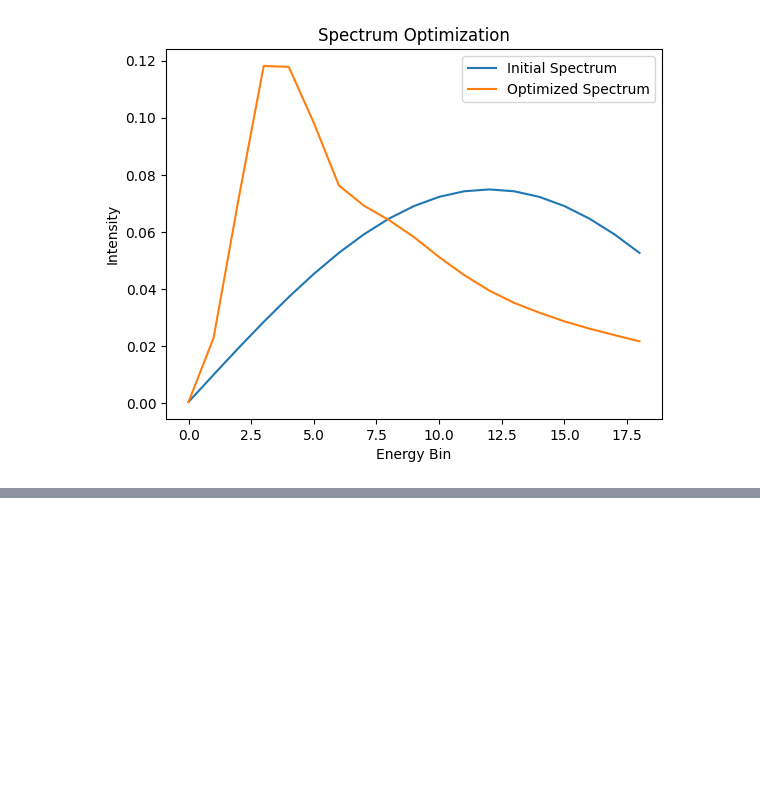
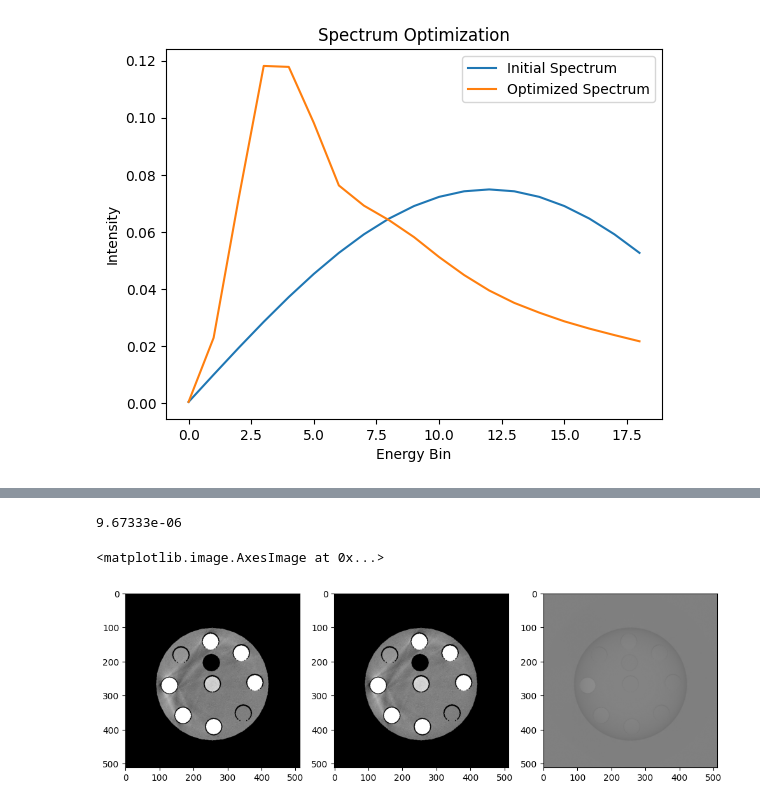
Before and after one commit to wudufan/pcct_md_diffusion, a Jupyter notebook: src/pcct_md_diffusion/md/post_correction_img/notebooks/mect_phantom_simul.ipynb, the cells around one changed output, grey strips where cells are left out. Drawn from its saved outputs; the diff is of its cells as text; code cells hidden in the pictures; blank space fills up the shorter version.

```diff
--- a/src/pcct_md_diffusion/md/post_correction_img/notebooks/mect_phantom_simul.ipynb
+++ b/src/pcct_md_diffusion/md/post_correction_img/notebooks/mect_phantom_simul.ipynb
@@ -408,0 +515,23 @@ plt.imshow(diff[0], 'gray', vmin=-0.001, vmax=0.001)
+# %%
+fp = -np.log(mat_matrix_sparse @ spectrum_fit)
+
+# fit for the coefficients
+c = np.linalg.lstsq(np.array([fp**i for i in range(1, poly_order + 1)]).T, y, rcond=None)[0]
+
+prjs_fit_solved_3 = np.sum(c[:, None, None, None] * np.array([prjs_poly**i for i in range(1, order + 1)]), axis=0).astype(np.float32)
+prjs_fit_solved_3 = additional_fbp_filter(prjs_fit_solved_3)
+recon_fit_solved_3 = leapct.FBP(prjs_fit_solved_3)
+
+print(np.mean(np.abs(recon_fit_solved_3 - recon_fit)))
+
+plt.figure(figsize=(12, 4))
+plt.subplot(1, 3, 1)
+plt.imshow(recon_fit[0], cmap='gray', vmin=water_att - 0.001, vmax=water_att + 0.001)
+plt.subplot(1, 3, 2)
+plt.imshow(recon_fit_solved_3[0], cmap='gray', vmin=water_att - 0.001, vmax=water_att + 0.001)
+plt.subplot(1, 3, 3)
+plt.imshow(recon_fit_solved_3[0] - recon_fit[0], cmap='gray', vmin=-0.001, vmax=0.001)
+# %% [output]
+9.67333e-06
+<matplotlib.image.AxesImage at 0x...>
+[figure, added]
```
Also changed, not shown: parts of 7 cells of this notebook, 2 other files.
